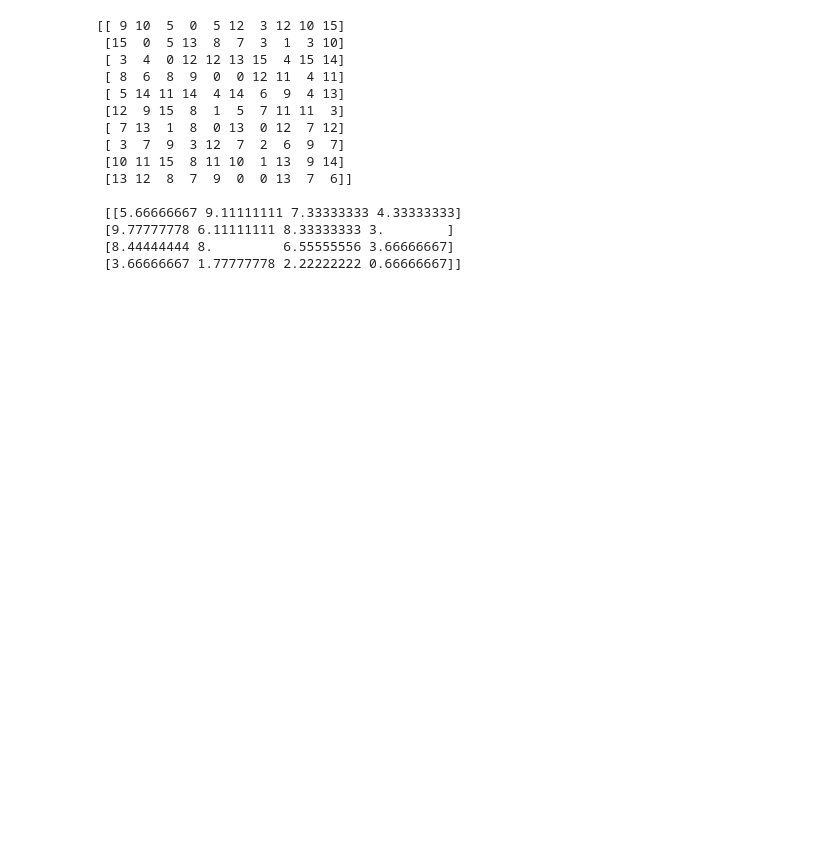
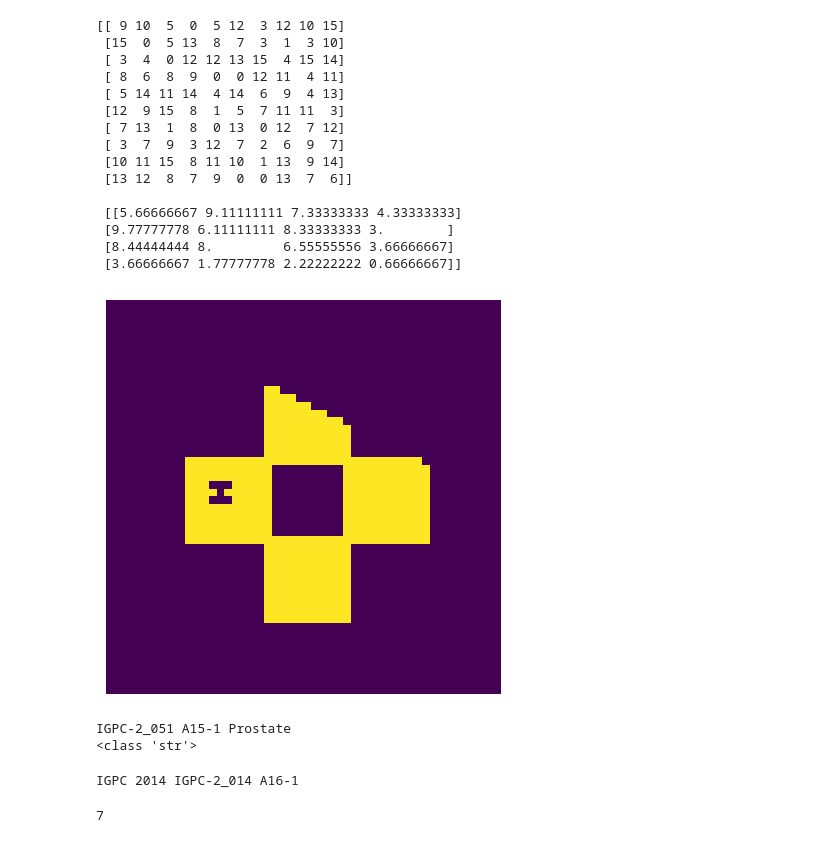
Before and after one commit to bianca-c1/ProstateHistologyProject, a Jupyter notebook: test.ipynb, the cells around one changed output. Saved outputs shown, nothing was run; the diff lists cells and outputs as text; code cells hidden in the pictures; blank space fills up the shorter version.

```diff
--- a/waiting.ipynb
+++ b/test.ipynb
@@ -150,3 +123,71 @@ print('\n', new_array)
  [9.77777778 6.11111111 8.33333333 3.        ]
  [8.44444444 8.         6.55555556 3.66666667]
  [3.66666667 1.77777778 2.22222222 0.66666667]]
+# %%
+import numpy as np
+import matplotlib.pyplot as plt
+import cv2 as cv
+
+canvas = np.zeros((50, 50), np.uint8)
+
+poly1 = np.array([[10,20], [40,20], [40,30], [10,30]]).reshape((-1, 1, 2))  # horizontal
+poly2 = np.array([[20,10], [30,10], [30,40], [20,40]]).reshape((-1, 1, 2))  # vertical
+poly3 = np.array([[20,10], [30,10], [40,20], [40,20]]).reshape((-1, 1, 2))  # diagonal
+poly4 = np.array([[13,23], [15,25], [13,25], [15,23]]).reshape((-1, 1, 2))  # sideways H
+
+cv.fillPoly(canvas, [poly1, poly2], 1.0)
+#cv.fillPoly(canvas, [poly3,poly4], 0.0)
+#cv.fillPoly(canvas, [poly4], 0.0)
+
+plt.figure(figsize = (512 / 100, 512 / 100), dpi = 100)
+plt.imshow(canvas)
+plt.axis('off')
+plt.gca().set_frame_on(False)
+plt.show()
+# %% [output]
+[figure, added]
+# %%
+string = r"E:\Users\bchiang\IGPC Raw Histology\Vertices\IGPC 2051\IGPC-2_051 A15-1 Prostate.csv"
+
+new = string.split("\\")[-1].split(".")[0]
+new2 = string.split("\\")[5]
+print(new)
+print(new2)
+# %% [output]
+IGPC-2_051 A15-1 Prostate
+<class 'str'>
+# %%
+import os
+
+tif_path = r"E:\Users\bchiang\IGPC Raw Histology"
+name = 'E:\\Users\\bchiang\\IGPC Raw Histology\\IGPC 1010\\IGPC-1010 A16.tif'
+name2 = 'E:\\Users\\bchiang\\IGPC Raw Histology\\IGPC 2014\\IGPC-2_014 A16-1.tif'
+
+patientno = name2.split("\\")[4]
+patient2 = name2.split("\\")[5].split(".")[0]
+
+print(patientno, patient2)
+
+# tif_files = []
+#
+# for dirpath, dirnames, filenames in os.walk(tif_path):
+#     for file in filenames:
+#         file_path = os.path.join(dirpath, file)
+#         if file_path.endswith(".tif"):
+#             tif_files.append(file_path)
+#
+# print(tif_files)
+# %% [output]
+IGPC 2014 IGPC-2_014 A16-1
+# %%
+dict = {
+    0: ["one", "two", "three", "lala"], 1: ["four", "five", "six"]
+}
+
+count = 0
+for x in dict:
+    if isinstance(dict[x], list):
+        count += len(dict[x])
+print(count)
+# %% [output]
+7
```
Also changed, not shown: parts of 1 cell of this notebook, 9 other files.
